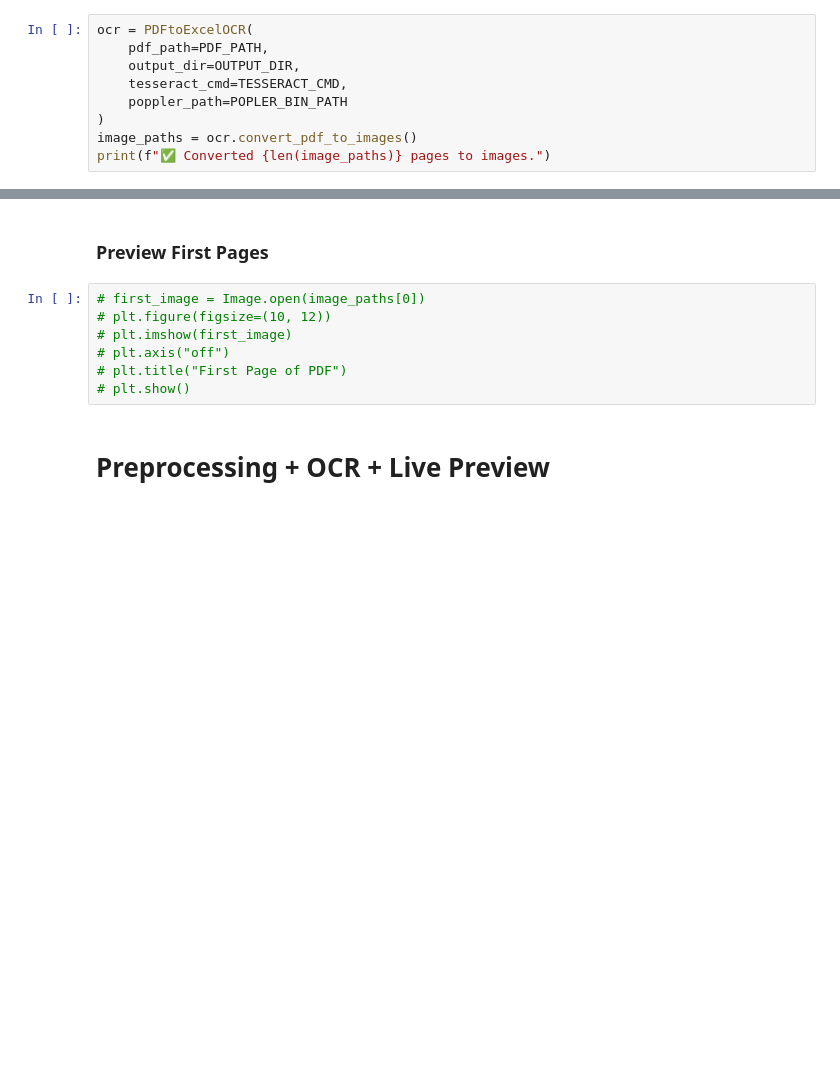
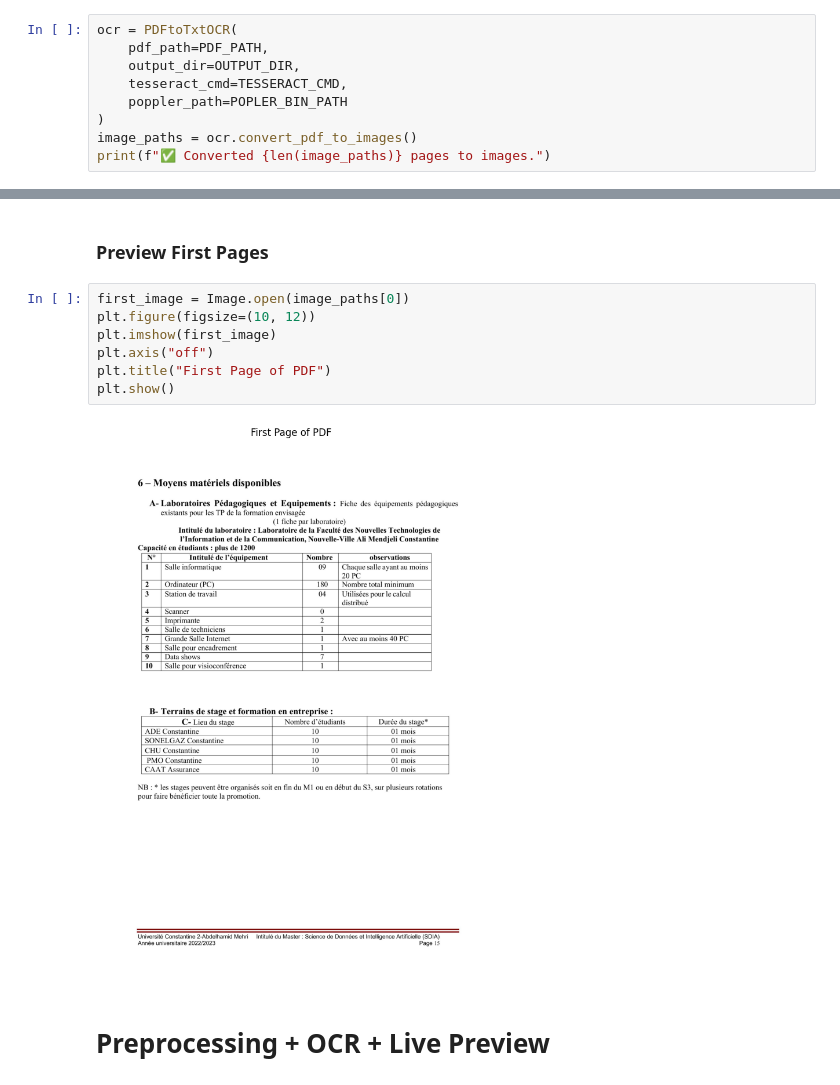
Before and after one commit to kamydev/parsing_pdf, a Jupyter notebook: main_ocr_pipeline.ipynb, the cells around one changed output, grey strips where cells are left out. Drawn from its saved outputs; the diff is of its cells as text; blank space fills up the shorter version.

```diff
--- a/main_ocr_pipeline.ipynb
+++ b/main_ocr_pipeline.ipynb
@@ -16,7 +16,7 @@ POPLER_BIN_PATH = r"C:\poppler\bin"
 # %% [markdown]
 ### Convert PDF to Images & Visualize
 # %%
-ocr = PDFtoExcelOCR(
+ocr = PDFtoTxtOCR(
     pdf_path=PDF_PATH,
     output_dir=OUTPUT_DIR,
     tesseract_cmd=TESSERACT_CMD,
@@ -40,12 +40,14 @@ Using official model (latin_PP-OCRv5_mobile_rec), the model files will be automa
 # %% [markdown]
 ### Preview First Pages
 # %%
-# first_image = Image.open(image_paths[0])
-# plt.figure(figsize=(10, 12))
-# plt.imshow(first_image)
-# plt.axis("off")
-# plt.title("First Page of PDF")
-# plt.show()
+first_image = Image.open(image_paths[0])
+plt.figure(figsize=(10, 12))
+plt.imshow(first_image)
+plt.axis("off")
+plt.title("First Page of PDF")
+plt.show()
+# %% [output]
+[figure, added]
 # %% [markdown]
 # Preprocessing + OCR + Live Preview
 # %%
```
Also changed, not shown: parts of 2 cells of this notebook, 8 other files.
